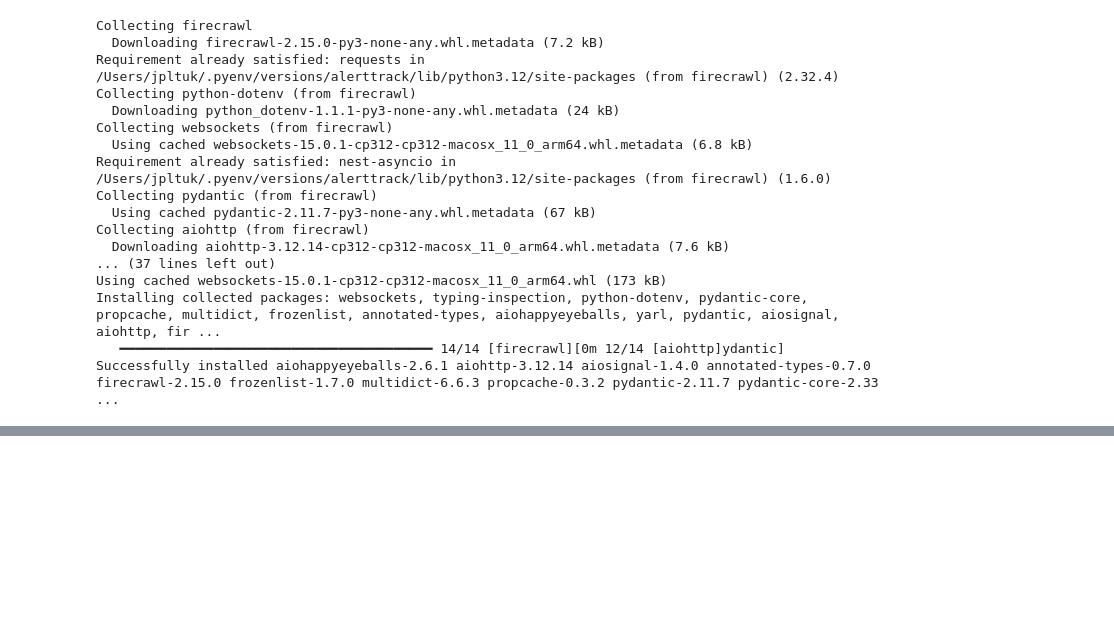
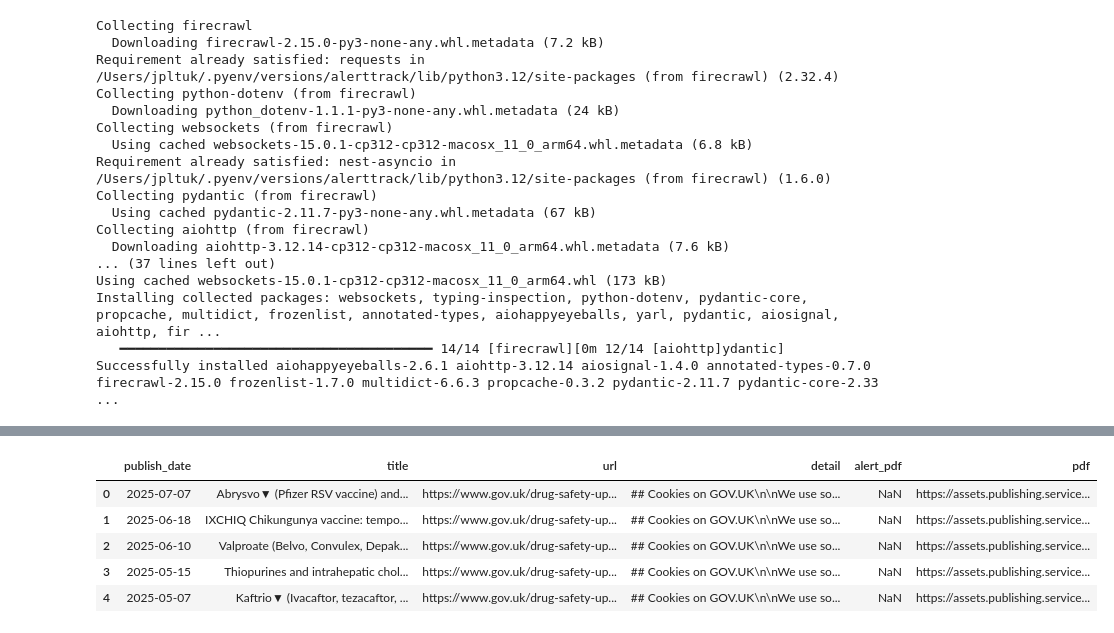
Before and after one commit to janduplessis883/project-AlertTrack, a Jupyter notebook: notebooks/Exploring Scraping.ipynb, the cells around one changed output, grey strips where cells are left out. Saved outputs shown, nothing was run; the diff lists cells and outputs as text; code cells hidden in the pictures; blank space fills up the shorter version.

```diff
--- a/notebooks/Exploring Scraping.ipynb
+++ b/notebooks/Exploring Scraping.ipynb
@@ -140,0 +180,15 @@ Successfully installed aiohappyeyeballs-2.6.1 aiohttp-3.12.14 aiosignal-1.4.0 an
+# %%
+pdf = []
+therapeutic = []
+from tqdm import tqdm
+
+for index, row in tqdm(df.iterrows(), total=df.shape[0]):
+    url = row['url']
+    output = extract_url(url, os.getenv('FIRECRAWL_API_KEY'))
+
+    time.sleep(8)
+    pdf.append(output['document_download_url'])
+    therapeutic.append(output['therapeutic_area'])
+
+df['pdf'] = pdf
+df['therapeutic'] = therapeutic
@@ -140,0 +221,9 @@ Successfully installed aiohappyeyeballs-2.6.1 aiohttp-3.12.14 aiosignal-1.4.0 an
+# %%
+df.head()
+# %% [output]
+|  | publish_date | title | url | detail | alert_pdf | pdf |
+| 0 | 2025-07-07 | Abrysvo▼ (Pfizer RSV vaccine) and... | https://www.gov.uk/drug-safety-up... | ## Cookies on GOV.UK\n\nWe use so... | NaN | https://assets.publishing.service... |
+| 1 | 2025-06-18 | IXCHIQ Chikungunya vaccine: tempo... | https://www.gov.uk/drug-safety-up... | ## Cookies on GOV.UK\n\nWe use so... | NaN | https://assets.publishing.service... |
+| 2 | 2025-06-10 | Valproate (Belvo, Convulex, Depak... | https://www.gov.uk/drug-safety-up... | ## Cookies on GOV.UK\n\nWe use so... | NaN | https://assets.publishing.service... |
+| 3 | 2025-05-15 | Thiopurines and intrahepatic chol... | https://www.gov.uk/drug-safety-up... | ## Cookies on GOV.UK\n\nWe use so... | NaN | https://assets.publishing.service... |
+| 4 | 2025-05-07 | Kaftrio▼ (Ivacaftor, tezacaftor, ... | https://www.gov.uk/drug-safety-up... | ## Cookies on GOV.UK\n\nWe use so... | NaN | https://assets.publishing.service... |
```
Also changed, not shown: parts of 13 cells of this notebook, 9 other files.
